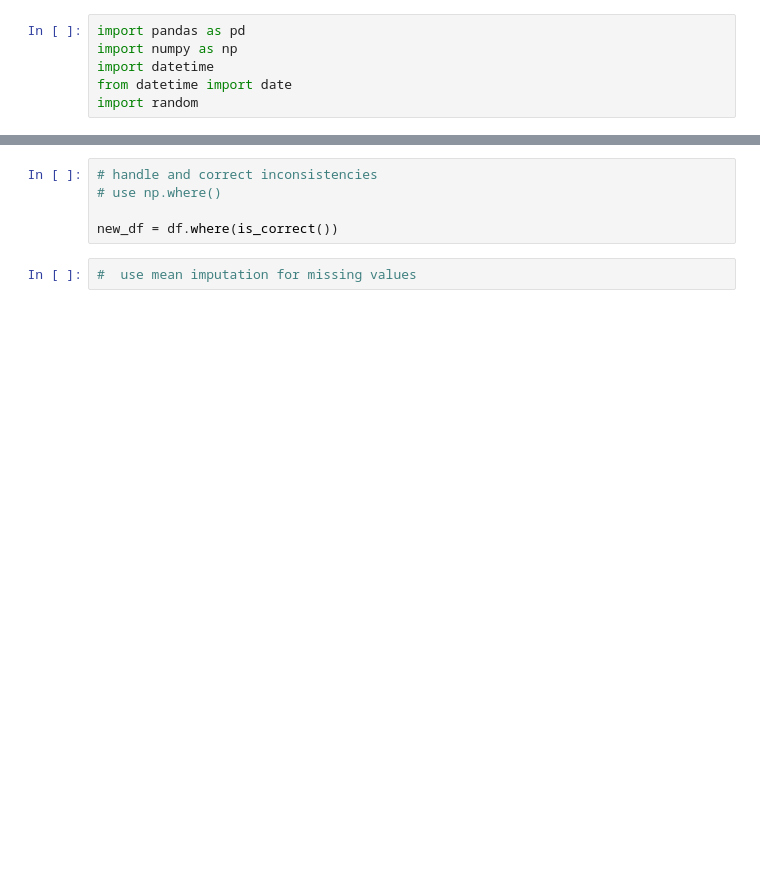
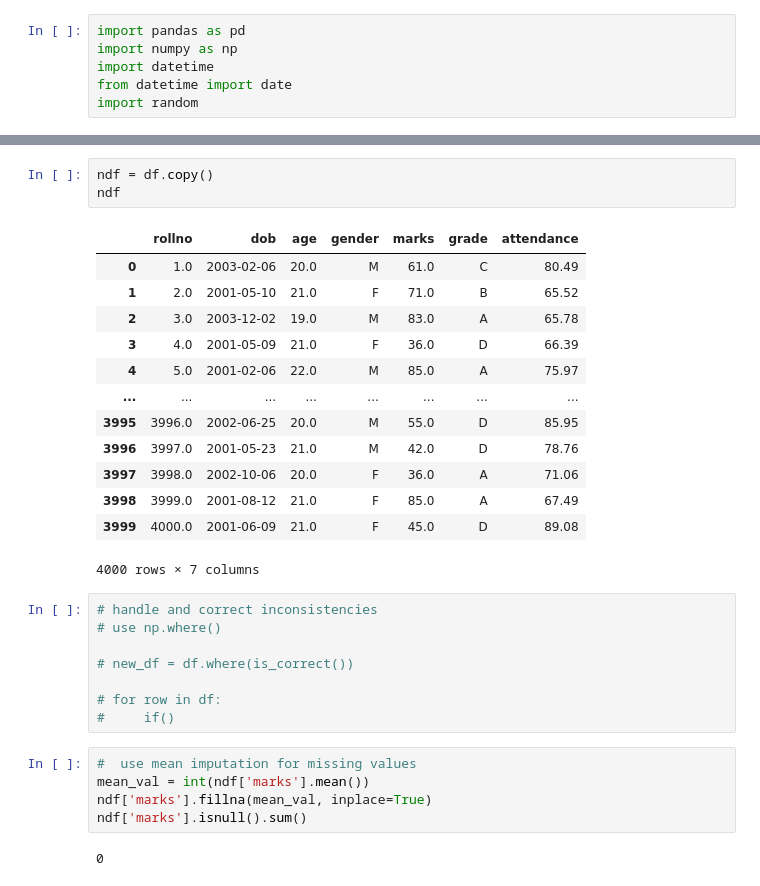
Before and after one commit to noblecoder11/pict-semester-6, a Jupyter notebook: dsbdal/a2.ipynb, the cells around one changed output, grey strips where cells are left out. Saved outputs shown, nothing was run; the diff lists cells and outputs as text; blank space fills up the shorter version.

```diff
--- a/dsbdal/a2.ipynb
+++ b/dsbdal/a2.ipynb
@@ -149,8 +148,33 @@ plt.show()
+# %%
+ndf = df.copy()
+ndf
+# %% [output]
+|  | rollno | dob | age | gender | marks | grade | attendance |
+| 0 | 1.0 | 2003-02-06 | 20.0 | M | 61.0 | C | 80.49 |
+| 1 | 2.0 | 2001-05-10 | 21.0 | F | 71.0 | B | 65.52 |
+| 2 | 3.0 | 2003-12-02 | 19.0 | M | 83.0 | A | 65.78 |
+| 3 | 4.0 | 2001-05-09 | 21.0 | F | 36.0 | D | 66.39 |
+| 4 | 5.0 | 2001-02-06 | 22.0 | M | 85.0 | A | 75.97 |
+| ... | ... | ... | ... | ... | ... | ... | ... |
+| 3995 | 3996.0 | 2002-06-25 | 20.0 | M | 55.0 | D | 85.95 |
+| 3996 | 3997.0 | 2001-05-23 | 21.0 | M | 42.0 | D | 78.76 |
+| 3997 | 3998.0 | 2002-10-06 | 20.0 | F | 36.0 | A | 71.06 |
+| 3998 | 3999.0 | 2001-08-12 | 21.0 | F | 85.0 | A | 67.49 |
+| 3999 | 4000.0 | 2001-06-09 | 21.0 | F | 45.0 | D | 89.08 |
+4000 rows × 7 columns
 # %%
 # handle and correct inconsistencies
 # use np.where()
 
-new_df = df.where(is_correct())
+# new_df = df.where(is_correct())
+
+# for row in df:
+#     if()
 # %%
 #  use mean imputation for missing values
+mean_val = int(ndf['marks'].mean())
+ndf['marks'].fillna(mean_val, inplace=True)
+ndf['marks'].isnull().sum()
+# %% [output]
+0
 # %%
```
Also changed, not shown: parts of 6 cells of this notebook, 2 other files.
